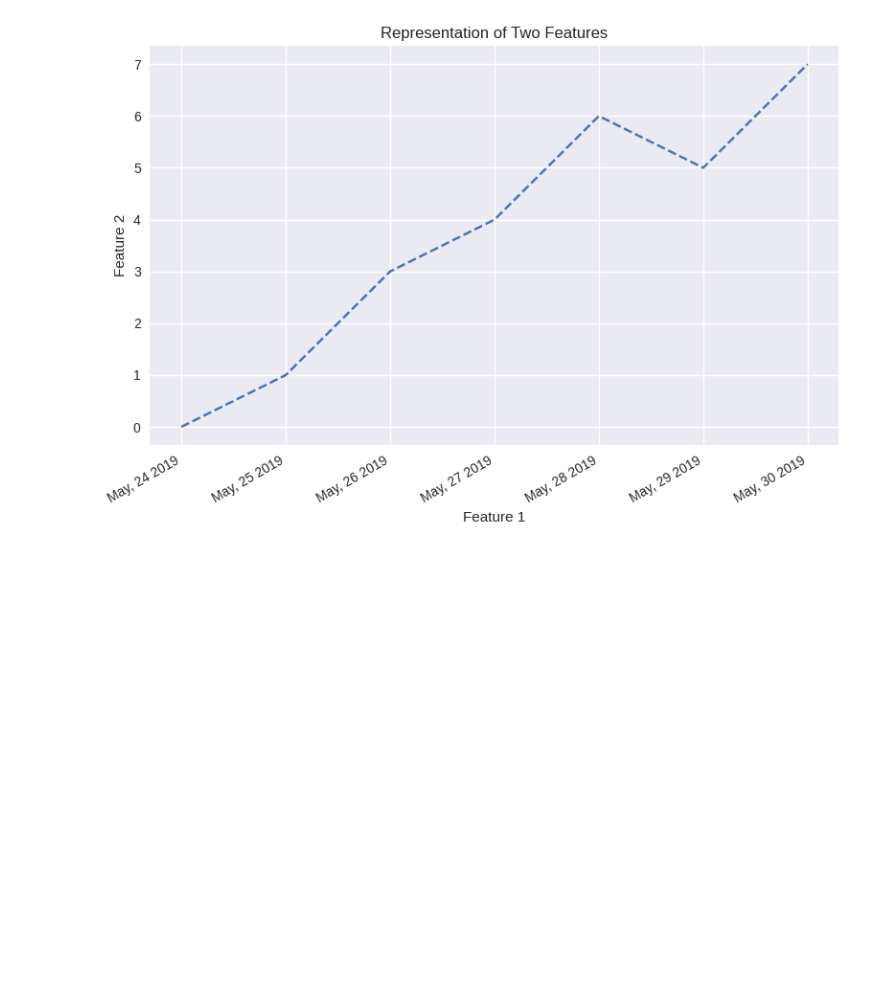
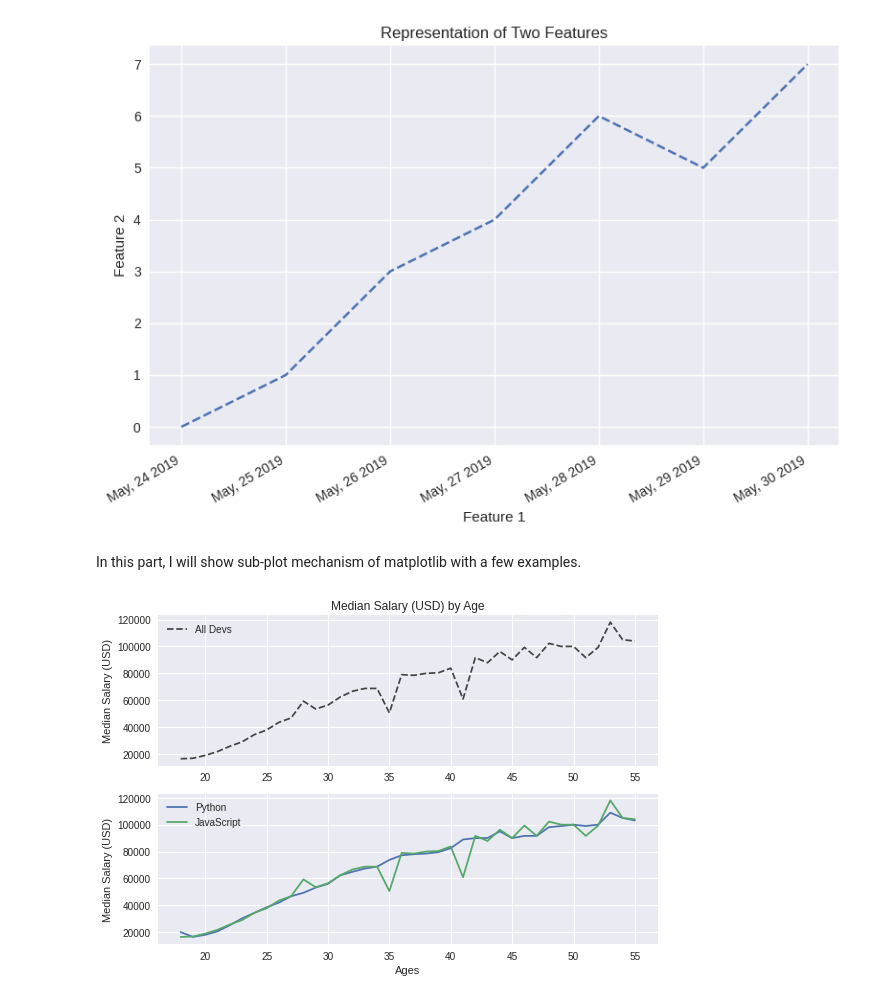
Before and after one commit to mekazanc/Data-Visualization, a Jupyter notebook: visualTimeSeries.ipynb, the cells around one changed output. Saved outputs shown, nothing was run; the diff lists cells and outputs as text; code cells hidden in the pictures; blank space fills up the shorter version.

```diff
--- a/visualTimeSeries.ipynb
+++ b/visualTimeSeries.ipynb
@@ -185,3 +185,41 @@ plt.tight_layout()
 plt.show()
 # %% [output]
 [figure]
+# %% [markdown]
+In this part, I will show sub-plot mechanism of matplotlib with a few examples.
+# %%
+# Load data
+ages = [18, 19, 20, 21, 22, 23, 24, 25, 26, 27, 28, 29, 30, 31, 32, 33, 34, 35, 36, 37, 38, 39, 40, 41, 42, 43, 44, 45, 46, 47, 48, 49, 50, 51, 52, 53, 54, 55]
+java = [16446, 16791, 18942, 21780, 25704, 29000, 34372, 37810, 43515, 46823, 59293, 53437, 56373, 62375, 66674, 68745, 68746, 50583, 79000, 78508, 79996, 80403, 83820, 60833, 91660, 87892, 96243, 90000, 99313, 91660, 102264, 100000, 100000, 91660, 99240, 118000, 105000, 104000]
+python = [20046,16500	, 18012	, 20628	, 25206	, 30252	, 34368	, 38496	, 42000	, 46752	, 49320	, 53200	, 56000	, 62316	, 64928	, 67317	, 68748	, 73752	, 77232	, 78000	, 78508	, 79536	, 82488	, 88935	, 90000	, 90056	, 95000	, 90000	, 91633	, 91660	, 98150	, 98964	, 100000, 98988	, 100000, 108923, 105000, 103117]
+# %%
+import pandas as pd
+from matplotlib import pyplot as plt
+
+plt.style.use('seaborn')
+
+fig1, (ax1, ax2) = plt.subplots(nrows=2, ncols=1)
+#fig2, ax2 = plt.subplots()
+
+ax1.plot(ages, java, color='#444444',
+         linestyle='--', label='All Devs')
+
+ax2.plot(ages, python, label='Python')
+ax2.plot(ages, java, label='JavaScript')
+
+ax1.legend()
+ax1.set_title('Median Salary (USD) by Age')
+ax1.set_ylabel('Median Salary (USD)')
+
+ax2.legend()
+ax2.set_xlabel('Ages')
+ax2.set_ylabel('Median Salary (USD)')
+
+plt.tight_layout()
+
+plt.show()
+
+#you can save it
+#fig1.savefig('fig1.png')
+# %% [output]
+[figure, added]
```
